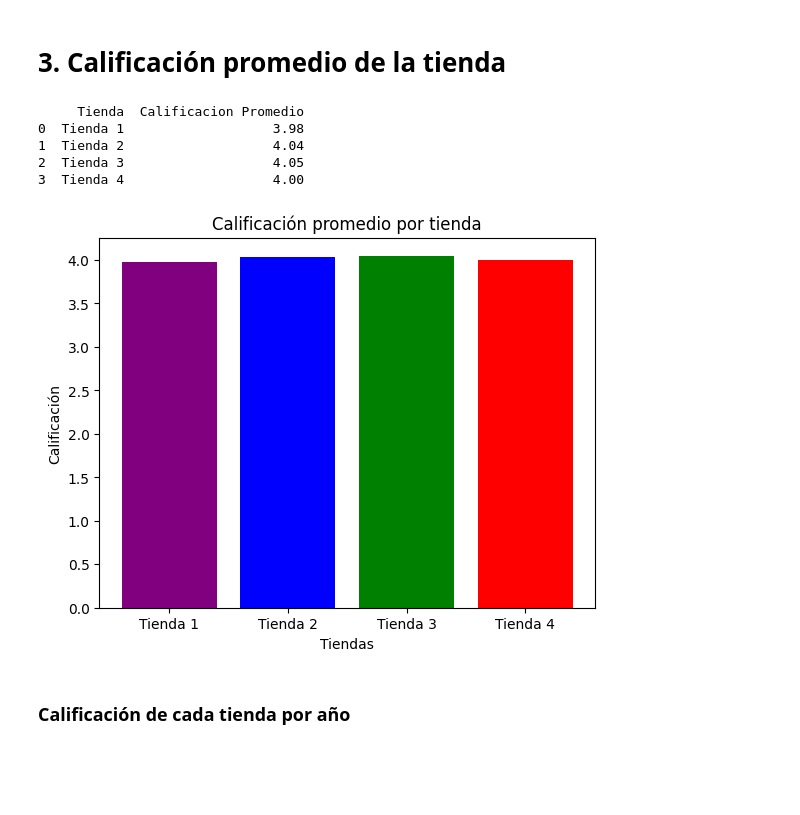
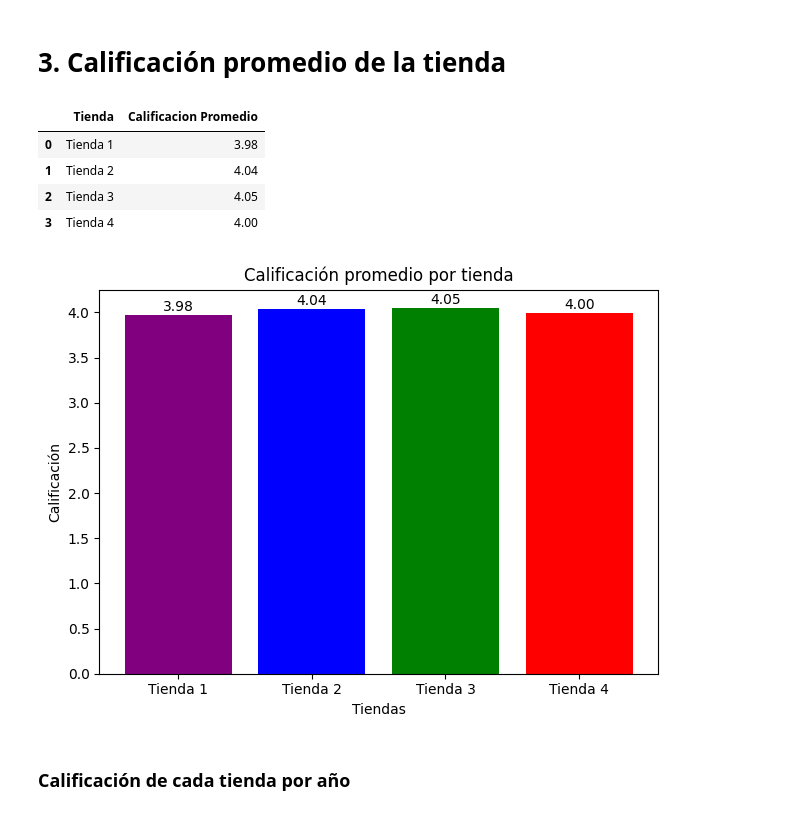
Before and after one commit to OctavioPinoRosas/ChallengeAluraStore, a Jupyter notebook: AluraStoreLatam.ipynb, the cells around one changed output. Drawn from its saved outputs; the diff is of its cells as text; code cells hidden in the pictures; blank space fills up the shorter version.

```diff
--- a/AluraStoreLatam.ipynb
+++ b/AluraStoreLatam.ipynb
@@ -245,22 +245,29 @@ calificacionTiendas = pd.DataFrame({
 pd.set_option('display.float_format', '{:,.2f}'.format)
 
 # Mostrar el DataFrame con las calificaciones promedio
-print(calificacionTiendas)
+calificacionTiendas.head()
 # %% [output]
-     Tienda  Calificacion Promedio
-0  Tienda 1                   3.98
-1  Tienda 2                   4.04
-2  Tienda 3                   4.05
-3  Tienda 4                   4.00
+|  | Tienda | Calificacion Promedio |
+| 0 | Tienda 1 | 3.98 |
+| 1 | Tienda 2 | 4.04 |
+| 2 | Tienda 3 | 4.05 |
+| 3 | Tienda 4 | 4.00 |
 # %%
 colores = ['purple', 'blue', 'green', 'red'] # Colores parea cada barra
+calificacionPromedio = calificacionTiendas["Calificacion Promedio"]
 plt.bar(calificacionTiendas["Tienda"],calificacionTiendas["Calificacion Promedio"], color = colores) # Creación de la grafica de barras y sele da un color distinto a cada barra
 plt.xlabel('Tiendas')  # Etiquetamos el eje x
 plt.ylabel('Calificación')  # Etiquetamos el eje y
 plt.title('Calificación promedio por tienda')  # Añadimos un título al gráfico
+
+# Mostrar valores sobre cada barra
+for i, valor in enumerate(calificacionPromedio):
+    plt.text(i, valor + valor*0.01, f'{valor:,.2f}', ha='center', fontsize=10)
+
+plt.tight_layout()
 plt.show()
 # %% [output]
-[figure, old version]
+[figure, new version]
 # %% [markdown]
 ### Calificación de cada tienda por año
 # %%
```
Also changed, not shown: 1 other file.
